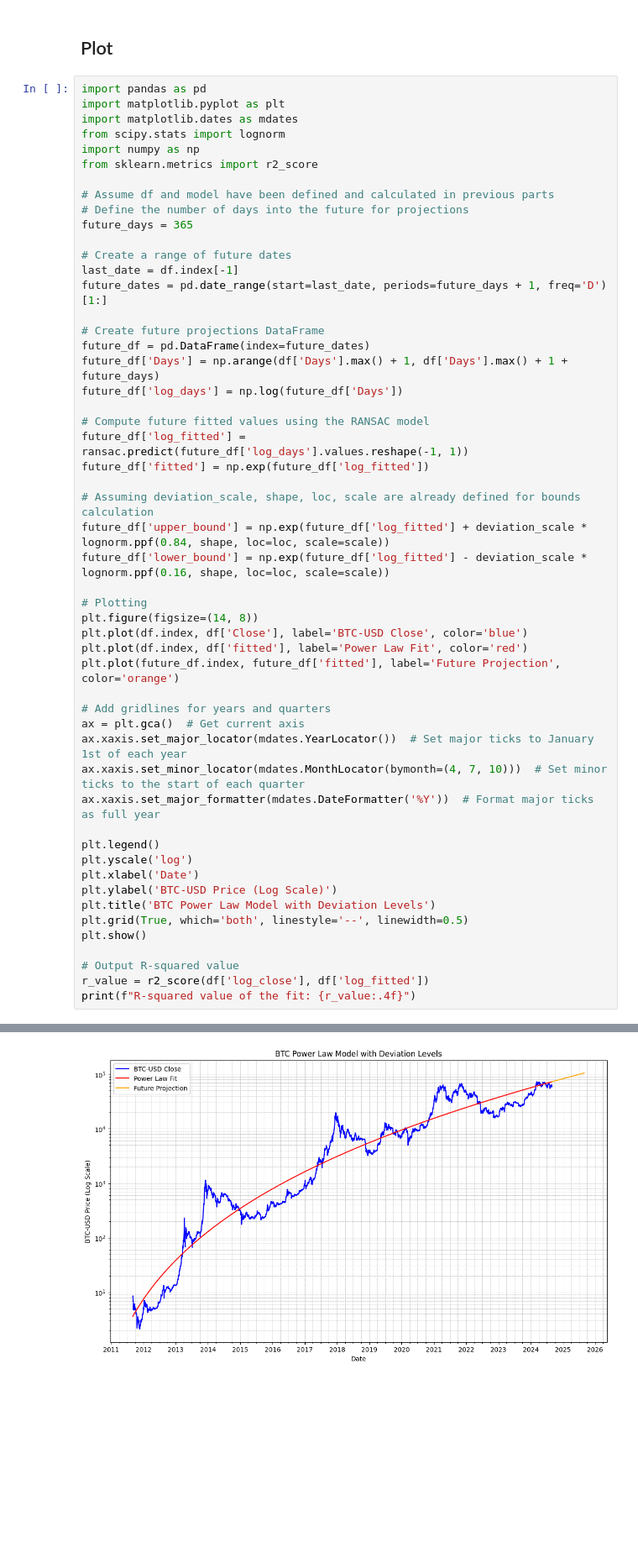
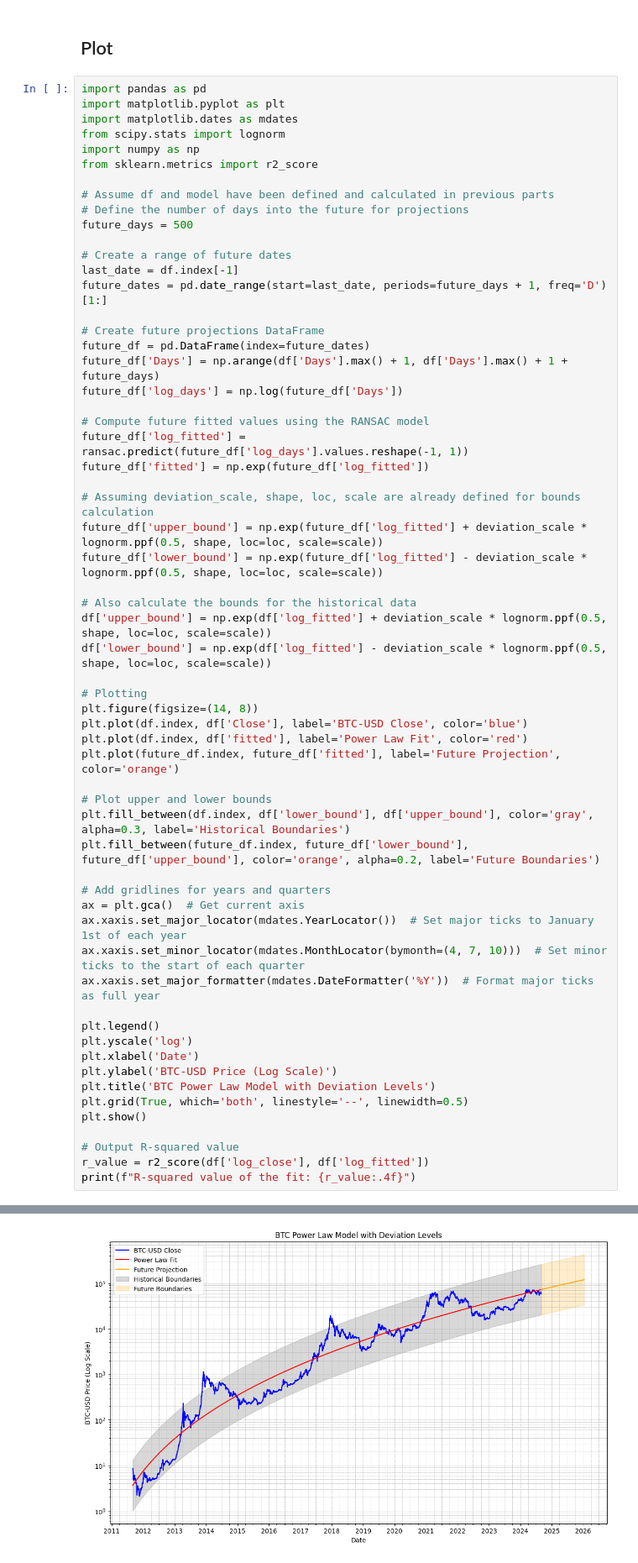
Before and after one commit to TrilemmaCapital/bitcoin, a Jupyter notebook: power-poly.ipynb, the cells around one changed output, grey strips where cells are left out. Shown: that part at 84% size. Drawn from its saved outputs; the diff is of its cells as text; blank space fills up the shorter version.

```diff
--- a/power-poly.ipynb
+++ b/power-poly.ipynb
@@ -249,7 +250,7 @@ from sklearn.metrics import r2_score
 
 # Assume df and model have been defined and calculated in previous parts
 # Define the number of days into the future for projections
-future_days = 365
+future_days = 500
 
 # Create a range of future dates
 last_date = df.index[-1]
@@ -265,14 +266,22 @@ future_df['log_fitted'] = ransac.predict(future_df['log_days'].values.reshape(-1
 future_df['fitted'] = np.exp(future_df['log_fitted'])
 
 # Assuming deviation_scale, shape, loc, scale are already defined for bounds calculation
-future_df['upper_bound'] = np.exp(future_df['log_fitted'] + deviation_scale * lognorm.ppf(0.84, shape, loc=loc, scale=scale))
-future_df['lower_bound'] = np.exp(future_df['log_fitted'] - deviation_scale * lognorm.ppf(0.16, shape, loc=loc, scale=scale))
+future_df['upper_bound'] = np.exp(future_df['log_fitted'] + deviation_scale * lognorm.ppf(0.5, shape, loc=loc, scale=scale))
+future_df['lower_bound'] = np.exp(future_df['log_fitted'] - deviation_scale * lognorm.ppf(0.5, shape, loc=loc, scale=scale))
+
+# Also calculate the bounds for the historical data
+df['upper_bound'] = np.exp(df['log_fitted'] + deviation_scale * lognorm.ppf(0.5, shape, loc=loc, scale=scale))
+df['lower_bound'] = np.exp(df['log_fitted'] - deviation_scale * lognorm.ppf(0.5, shape, loc=loc, scale=scale))
 
 # Plotting
 plt.figure(figsize=(14, 8))
 plt.plot(df.index, df['Close'], label='BTC-USD Close', color='blue')
 plt.plot(df.index, df['fitted'], label='Power Law Fit', color='red')
 plt.plot(future_df.index, future_df['fitted'], label='Future Projection', color='orange')
+
+# Plot upper and lower bounds
+plt.fill_between(df.index, df['lower_bound'], df['upper_bound'], color='gray', alpha=0.3, label='Historical Boundaries')
+plt.fill_between(future_df.index, future_df['lower_bound'], future_df['upper_bound'], color='orange', alpha=0.2, label='Future Boundaries')
 
 # Add gridlines for years and quarters
 ax = plt.gca()  # Get current axis
@@ -295 +314 @@ print(f"R-squared value of the fit: {r_value:.4f}")
-[figure, old version]
+[figure, new version]
```
Also changed, not shown: parts of 5 cells of this notebook.
